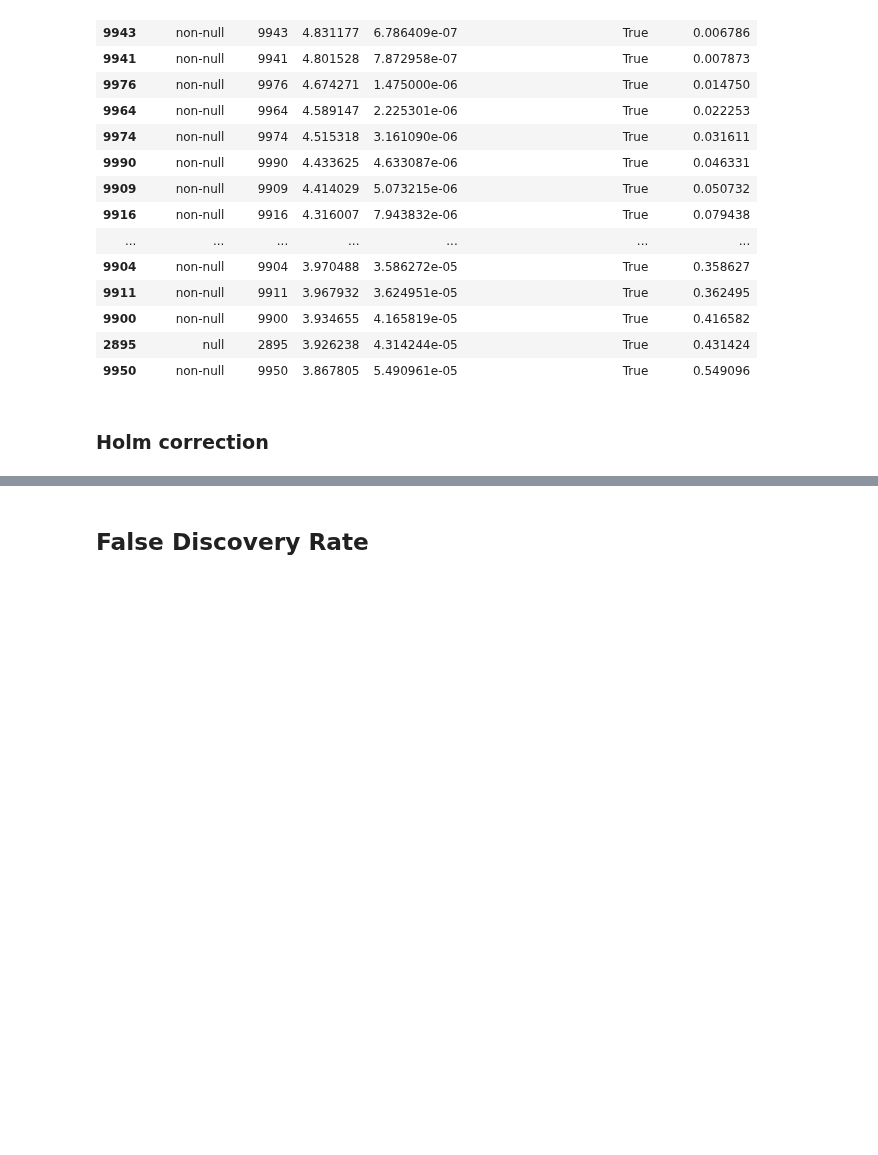
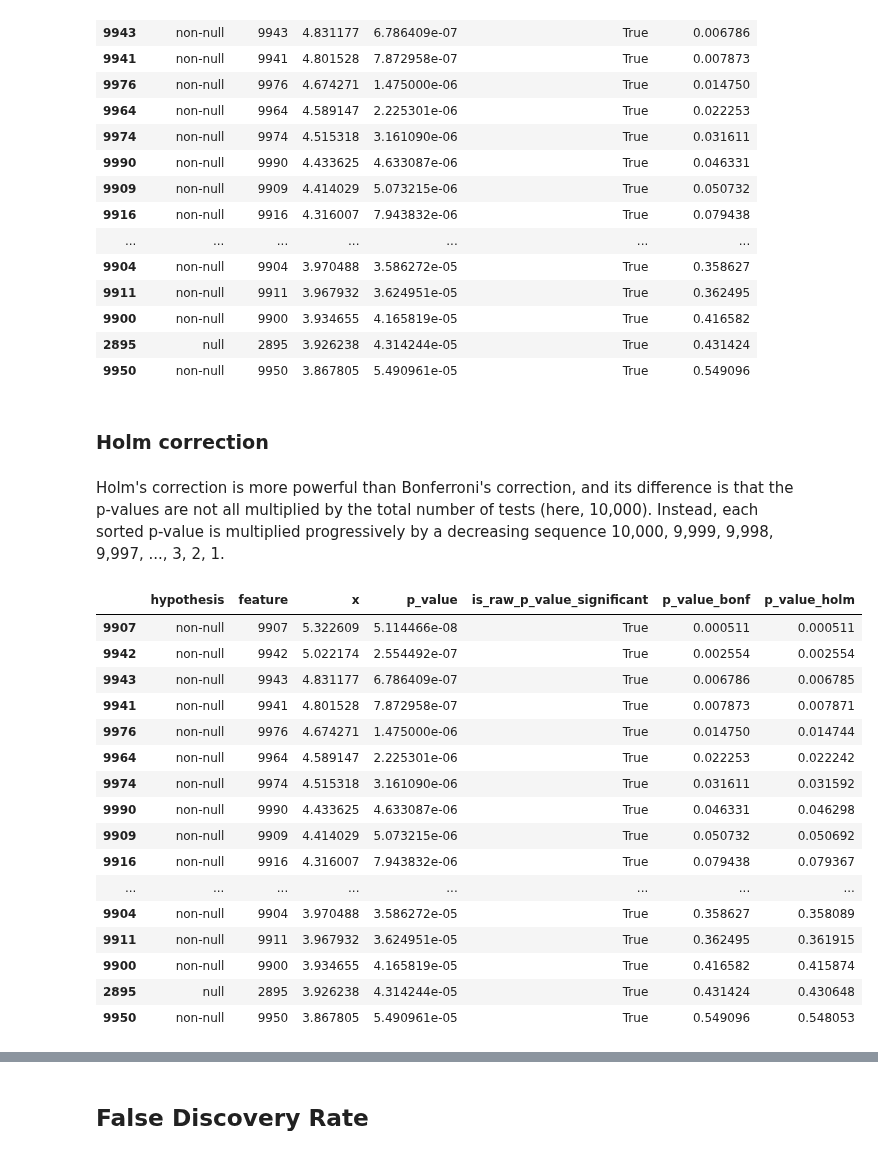
Before and after one commit to igor-sb/blog, a Jupyter notebook: multiple_hypothesis_testing.ipynb, the cells around one changed output, grey strips where cells are left out. Drawn from its saved outputs; the diff is of its cells as text; code cells hidden in the pictures; blank space fills up the shorter version.

```diff
--- a/multiple_hypothesis_testing.ipynb
+++ b/multiple_hypothesis_testing.ipynb
@@ -153,3 +127,26 @@ df.sort_values('p_value_bonf').head(20)
 | 9950 | non-null | 9950 | 3.867805 | 5.490961e-05 | True | 0.549096 |
 # %% [markdown]
 ### Holm correction
+# %% [markdown]
+Holm's correction is more powerful than Bonferroni's correction, and its difference is that the p-values are not all multiplied by the total number of tests (here, 10,000). Instead, each sorted p-value is multiplied progressively by a decreasing sequence 10,000, 9,999, 9,998, 9,997, ..., 3, 2, 1.
+# %%
+df['p_value_holm'] = adjust_pvalues(df['p_value'], 'holm')
+df.sort_values('p_value_holm').head(20)
+# %% [output]
+|  | hypothesis | feature | x | p_value | is_raw_p_value_significant | p_value_bonf | p_value_holm |
+| 9907 | non-null | 9907 | 5.322609 | 5.114466e-08 | True | 0.000511 | 0.000511 |
+| 9942 | non-null | 9942 | 5.022174 | 2.554492e-07 | True | 0.002554 | 0.002554 |
+| 9943 | non-null | 9943 | 4.831177 | 6.786409e-07 | True | 0.006786 | 0.006785 |
+| 9941 | non-null | 9941 | 4.801528 | 7.872958e-07 | True | 0.007873 | 0.007871 |
+| 9976 | non-null | 9976 | 4.674271 | 1.475000e-06 | True | 0.014750 | 0.014744 |
+| 9964 | non-null | 9964 | 4.589147 | 2.225301e-06 | True | 0.022253 | 0.022242 |
+| 9974 | non-null | 9974 | 4.515318 | 3.161090e-06 | True | 0.031611 | 0.031592 |
+| 9990 | non-null | 9990 | 4.433625 | 4.633087e-06 | True | 0.046331 | 0.046298 |
+| 9909 | non-null | 9909 | 4.414029 | 5.073215e-06 | True | 0.050732 | 0.050692 |
+| 9916 | non-null | 9916 | 4.316007 | 7.943832e-06 | True | 0.079438 | 0.079367 |
+| ... | ... | ... | ... | ... | ... | ... | ... |
+| 9904 | non-null | 9904 | 3.970488 | 3.586272e-05 | True | 0.358627 | 0.358089 |
+| 9911 | non-null | 9911 | 3.967932 | 3.624951e-05 | True | 0.362495 | 0.361915 |
+| 9900 | non-null | 9900 | 3.934655 | 4.165819e-05 | True | 0.416582 | 0.415874 |
+| 2895 | null | 2895 | 3.926238 | 4.314244e-05 | True | 0.431424 | 0.430648 |
+| 9950 | non-null | 9950 | 3.867805 | 5.490961e-05 | True | 0.549096 | 0.548053 |
```
Also changed, not shown: parts of 23 cells of this notebook, 2 other files.
